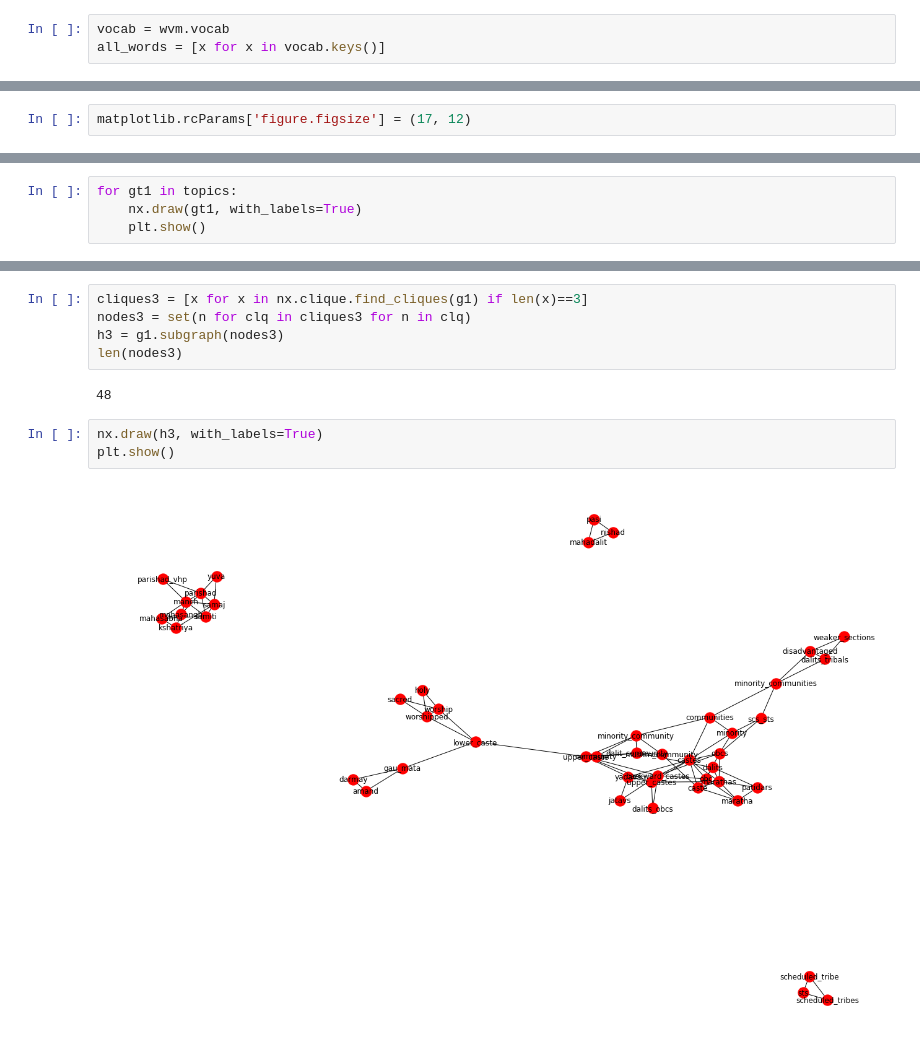
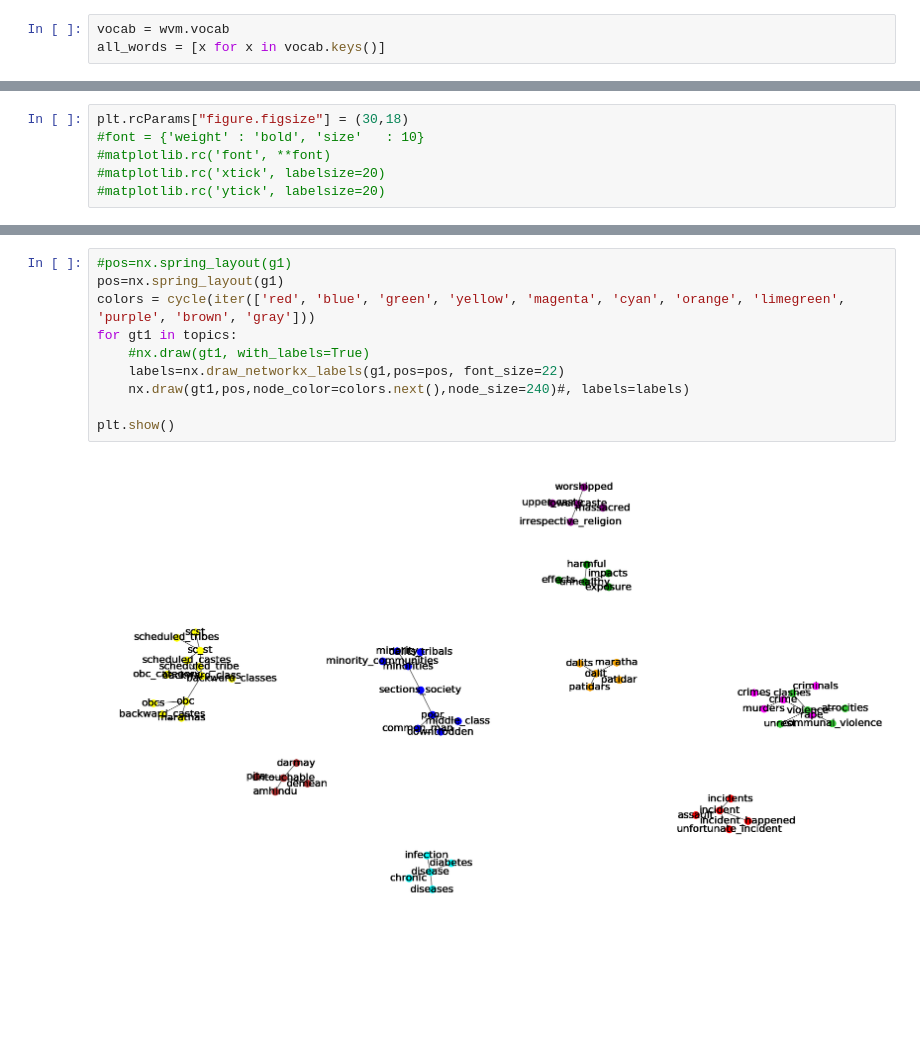
Before and after one commit to sigmaroles/caste-news-nlp, a Jupyter notebook: 1_networkx_plots.ipynb, the cells around one changed output, grey strips where cells are left out. Drawn from its saved outputs; the diff is of its cells as text; blank space fills up the shorter version.

```diff
--- a/1_networkx_plots.ipynb
+++ b/1_networkx_plots.ipynb
@@ -20,7 +41,11 @@ for word in lower_caste_keywords+upper_caste_keywords:
     else:
         print ("Word "+word+" not found.")
-# %%
-matplotlib.rcParams['figure.figsize'] = (17, 12)
+# %%
+plt.rcParams["figure.figsize"] = (30,18)
+#font = {'weight' : 'bold', 'size'   : 10}
+#matplotlib.rc('font', **font)
+#matplotlib.rc('xtick', labelsize=20)
+#matplotlib.rc('ytick', labelsize=20)
 # %%
 topics = [x for x in nx.connected_component_subgraphs(g1)]
 print (len(topics))
@@ -29,4 +53,0 @@ print (len(topics))
-# %%
-for gt1 in topics:
-    nx.draw(gt1, with_labels=True)
-    plt.show()
@@ -53,12 +54,12 @@ plt.show()
-# %%
-cliques3 = [x for x in nx.clique.find_cliques(g1) if len(x)==3]
-nodes3 = set(n for clq in cliques3 for n in clq)
-h3 = g1.subgraph(nodes3)
-len(nodes3)
-# %% [output]
-48
-# %%
-nx.draw(h3, with_labels=True)
-plt.show()
-# %% [output]
-[figure, removed]
+# %%
+#pos=nx.spring_layout(g1)
+pos=nx.spring_layout(g1)
+colors = cycle(iter(['red', 'blue', 'green', 'yellow', 'magenta', 'cyan', 'orange', 'limegreen', 'purple', 'brown', 'gray']))
+for gt1 in topics:
+    #nx.draw(gt1, with_labels=True)
+    labels=nx.draw_networkx_labels(g1,pos=pos, font_size=22)
+    nx.draw(gt1,pos,node_color=colors.next(),node_size=240)#, labels=labels)
+
+plt.show()
+# %% [output]
+[figure, added]
```
Also changed, not shown: parts of 7 cells of this notebook, 1 other file.
